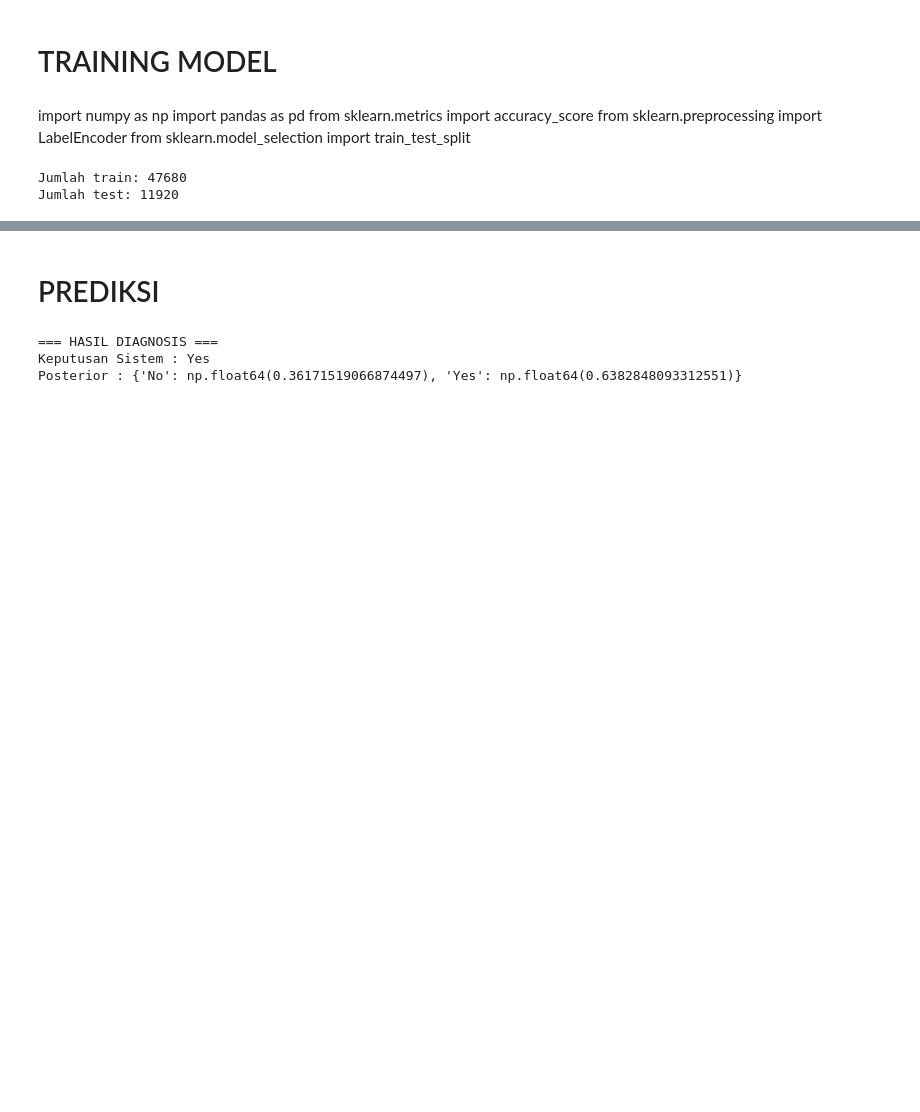
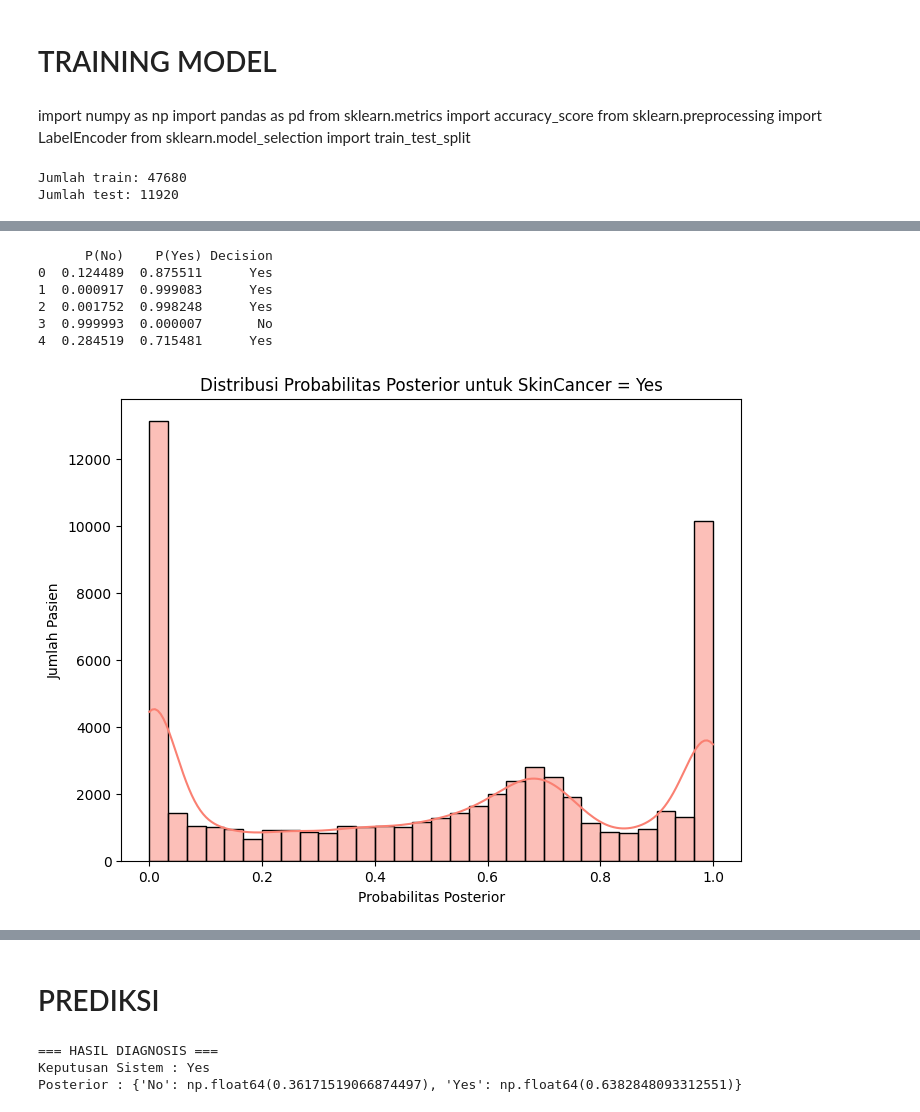
Before and after one commit to iniadittt/bayes-decision-theory-notebook, a Jupyter notebook: skin_cancer_notebook.ipynb, the cells around one changed output, grey strips where cells are left out. Cells and saved outputs as stored; diff of their text form; code cells hidden in the pictures; blank space fills up the shorter version.

```diff
--- a/skin_cancer_notebook.ipynb
+++ b/skin_cancer_notebook.ipynb
@@ -161,0 +162,36 @@ F1 Score    : 0.7229
+# %%
+posterior_probs = []
+decisions = []
+
+for x in X:
+    posterior = model.posterior(x)
+    decision = model.clinical_decision(posterior)
+    posterior_probs.append([posterior['No'], posterior['Yes']])
+    decisions.append(decision)
+
+posterior_df = pd.DataFrame(posterior_probs, columns=["P(No)", "P(Yes)"])
+posterior_df["Decision"] = decisions
+
+print(posterior_df.head())
+
+plt.figure(figsize=(8,6))
+sns.histplot(posterior_df["P(Yes)"], bins=30, color="salmon", kde=True)
+plt.title("Distribusi Probabilitas Posterior untuk SkinCancer = Yes")
+plt.xlabel("Probabilitas Posterior")
+plt.ylabel("Jumlah Pasien")
+plt.show()
+
+plt.figure(figsize=(8,6))
+sns.histplot(posterior_df["P(No)"], bins=30, color="skyblue", kde=True)
+plt.title("Distribusi Probabilitas Posterior untuk SkinCancer = No")
+plt.xlabel("Probabilitas Posterior")
+plt.ylabel("Jumlah Pasien")
+plt.show()
+# %% [output]
+      P(No)    P(Yes) Decision
+0  0.124489  0.875511      Yes
+1  0.000917  0.999083      Yes
+2  0.001752  0.998248      Yes
+3  0.999993  0.000007       No
+4  0.284519  0.715481      Yes
+[figure, added]
```
Also changed, not shown: parts of 5 cells of this notebook, 5 other files.
